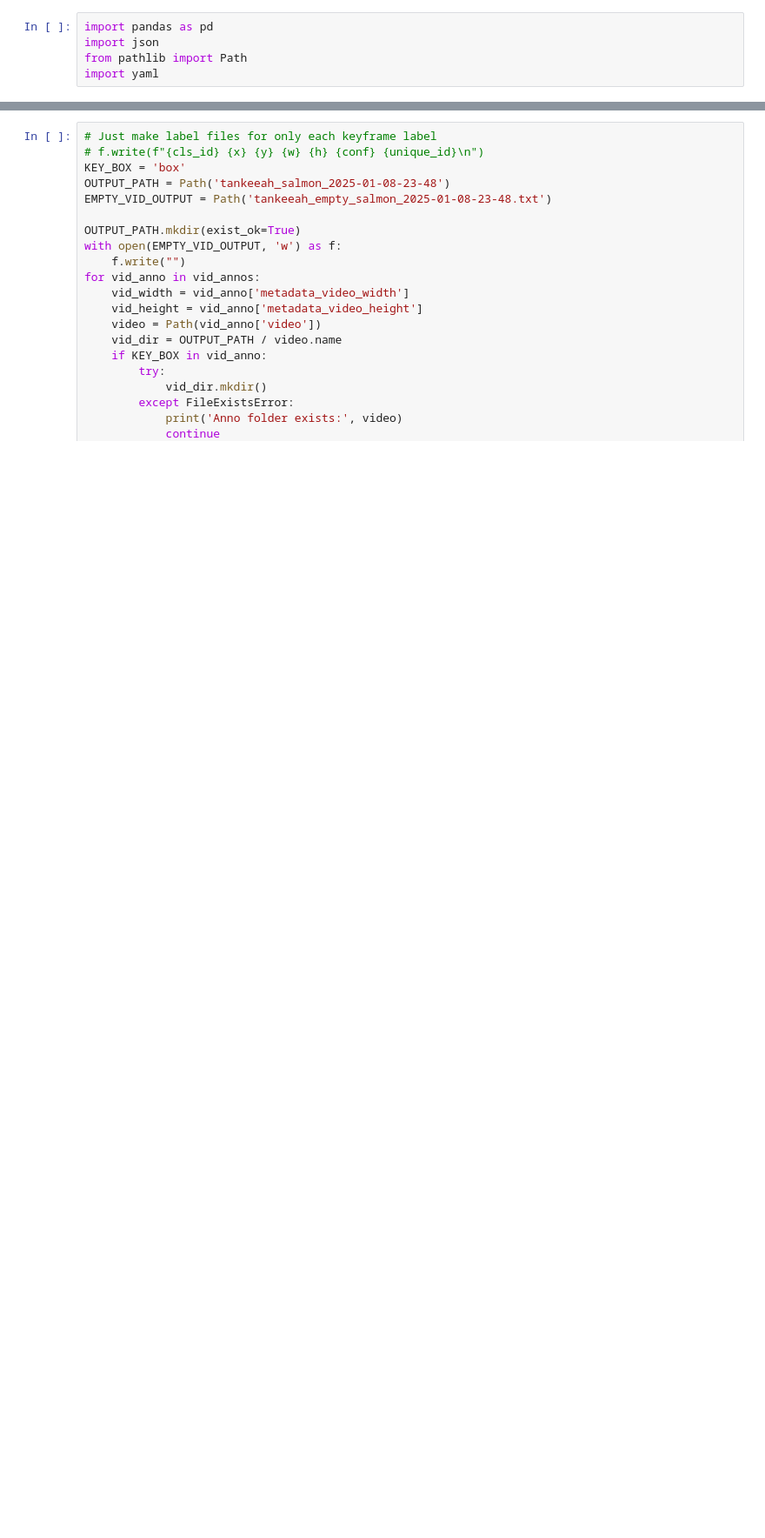
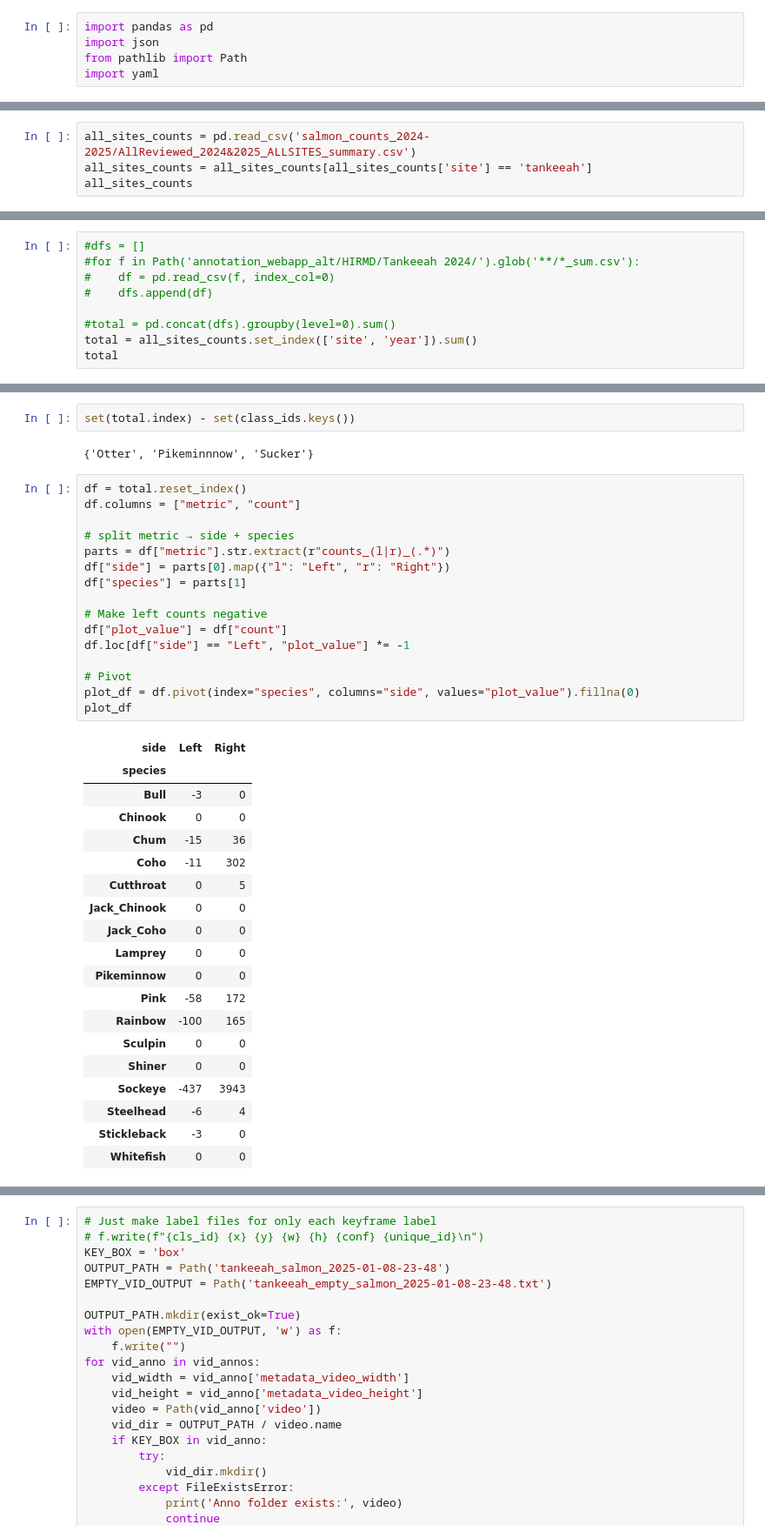
Before and after one commit to Salmon-Computer-Vision/salmon-computer-vision, a Jupyter notebook: training/convert-label-studio-yolo.ipynb, the cells around one changed output, grey strips where cells are left out. Shown at 87% size. Cells and saved outputs as stored; diff of their text form; blank space fills up the shorter version.

```diff
--- a/training/convert-label-studio-yolo.ipynb
+++ b/training/convert-label-studio-yolo.ipynb
@@ -61,0 +340,4 @@ Path(vid_annos[5]['video']).stem
+# %%
+all_sites_counts = pd.read_csv('salmon_counts_2024-2025/AllReviewed_2024&2025_ALLSITES_summary.csv')
+all_sites_counts = all_sites_counts[all_sites_counts['site'] == 'tankeeah']
+all_sites_counts
@@ -61,0 +349,9 @@ Path(vid_annos[5]['video']).stem
+# %%
+#dfs = []
+#for f in Path('annotation_webapp_alt/HIRMD/Tankeeah 2024/').glob('**/*_sum.csv'):
+#    df = pd.read_csv(f, index_col=0)
+#    dfs.append(df)
+
+#total = pd.concat(dfs).groupby(level=0).sum()
+total = all_sites_counts.set_index(['site', 'year']).sum()
+total
@@ -61,0 +379,40 @@ Path(vid_annos[5]['video']).stem
+# %%
+set(total.index) - set(class_ids.keys())
+# %% [output]
+{'Otter', 'Pikeminnnow', 'Sucker'}
+# %%
+df = total.reset_index()
+df.columns = ["metric", "count"]
+
+# split metric → side + species
+parts = df["metric"].str.extract(r"counts_(l|r)_(.*)")
+df["side"] = parts[0].map({"l": "Left", "r": "Right"})
+df["species"] = parts[1]
+
+# Make left counts negative
+df["plot_value"] = df["count"]
+df.loc[df["side"] == "Left", "plot_value"] *= -1
+
+# Pivot
+plot_df = df.pivot(index="species", columns="side", values="plot_value").fillna(0)
+plot_df
+# %% [output]
+| side | Left | Right |
+| species |  |  |
+| Bull | -3 | 0 |
+| Chinook | 0 | 0 |
+| Chum | -15 | 36 |
+| Coho | -11 | 302 |
+| Cutthroat | 0 | 5 |
+| Jack_Chinook | 0 | 0 |
+| Jack_Coho | 0 | 0 |
+| Lamprey | 0 | 0 |
+| Pikeminnow | 0 | 0 |
+| Pink | -58 | 172 |
+| Rainbow | -100 | 165 |
+| Sculpin | 0 | 0 |
+| Shiner | 0 | 0 |
+| Sockeye | -437 | 3943 |
+| Steelhead | -6 | 4 |
+| Stickleback | -3 | 0 |
+| Whitefish | 0 | 0 |
```
Also changed, not shown: parts of 28 cells of this notebook, 1 other file.
